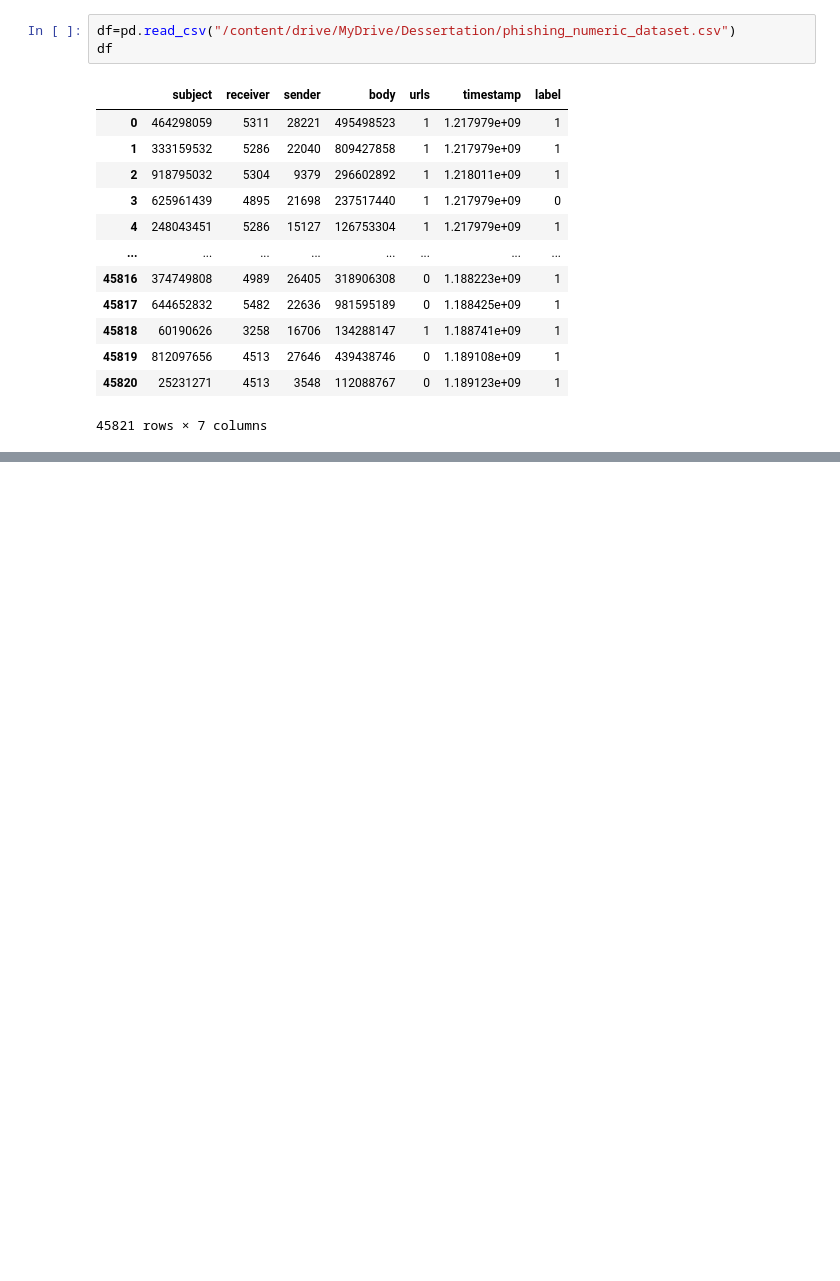
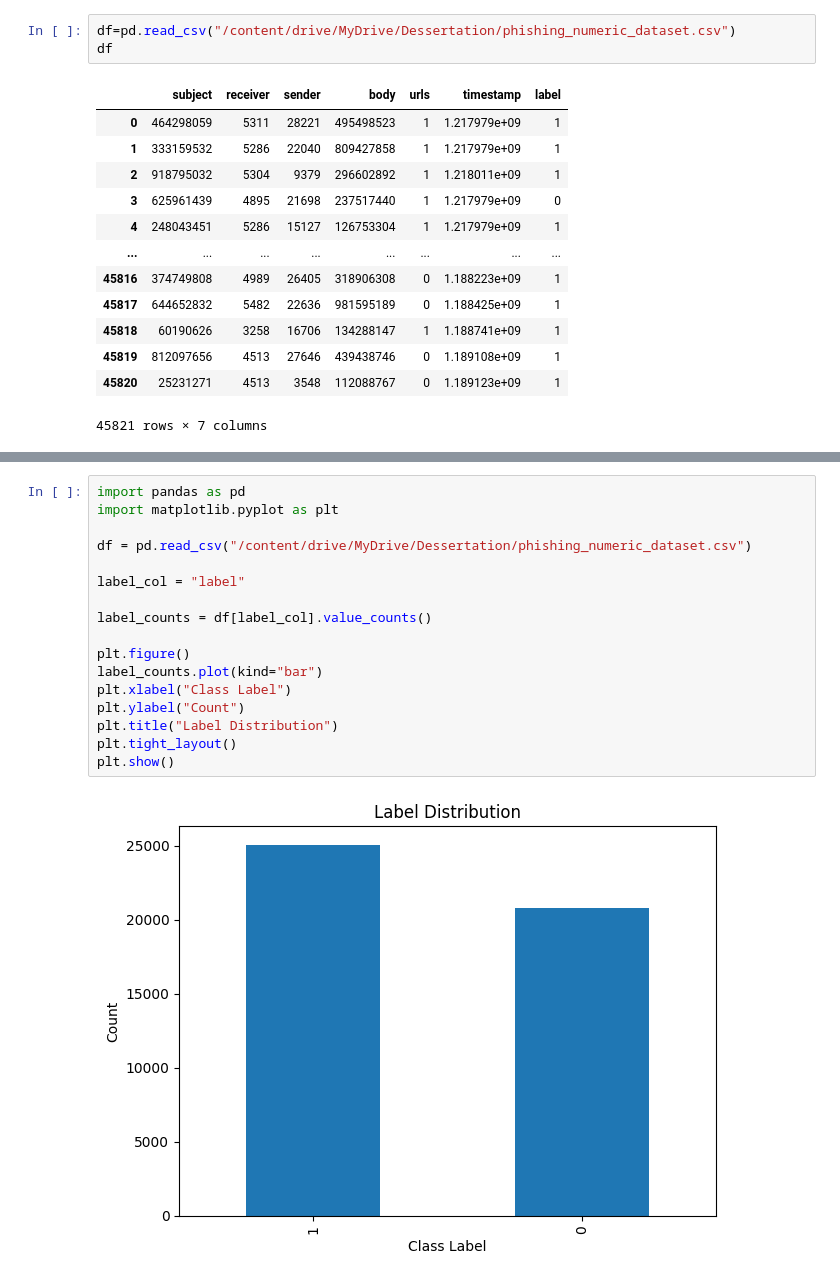
Before and after one commit to surya211099/DetectingPhishingEmail, a Jupyter notebook: DetectPhishingMail.ipynb, the cells around one changed output, grey strips where cells are left out. Cells and saved outputs as stored; diff of their text form; blank space fills up the shorter version.

```diff
--- a/DetectPhishingMail.ipynb
+++ b/DetectPhishingMail.ipynb
@@ -257,0 +285,19 @@ df
+# %%
+import pandas as pd
+import matplotlib.pyplot as plt
+
+df = pd.read_csv("/content/drive/MyDrive/Dessertation/phishing_numeric_dataset.csv")
+
+label_col = "label"
+
+label_counts = df[label_col].value_counts()
+
+plt.figure()
+label_counts.plot(kind="bar")
+plt.xlabel("Class Label")
+plt.ylabel("Count")
+plt.title("Label Distribution")
+plt.tight_layout()
+plt.show()
+# %% [output]
+[figure, added]
```
Also changed, not shown: parts of 2 cells of this notebook.
